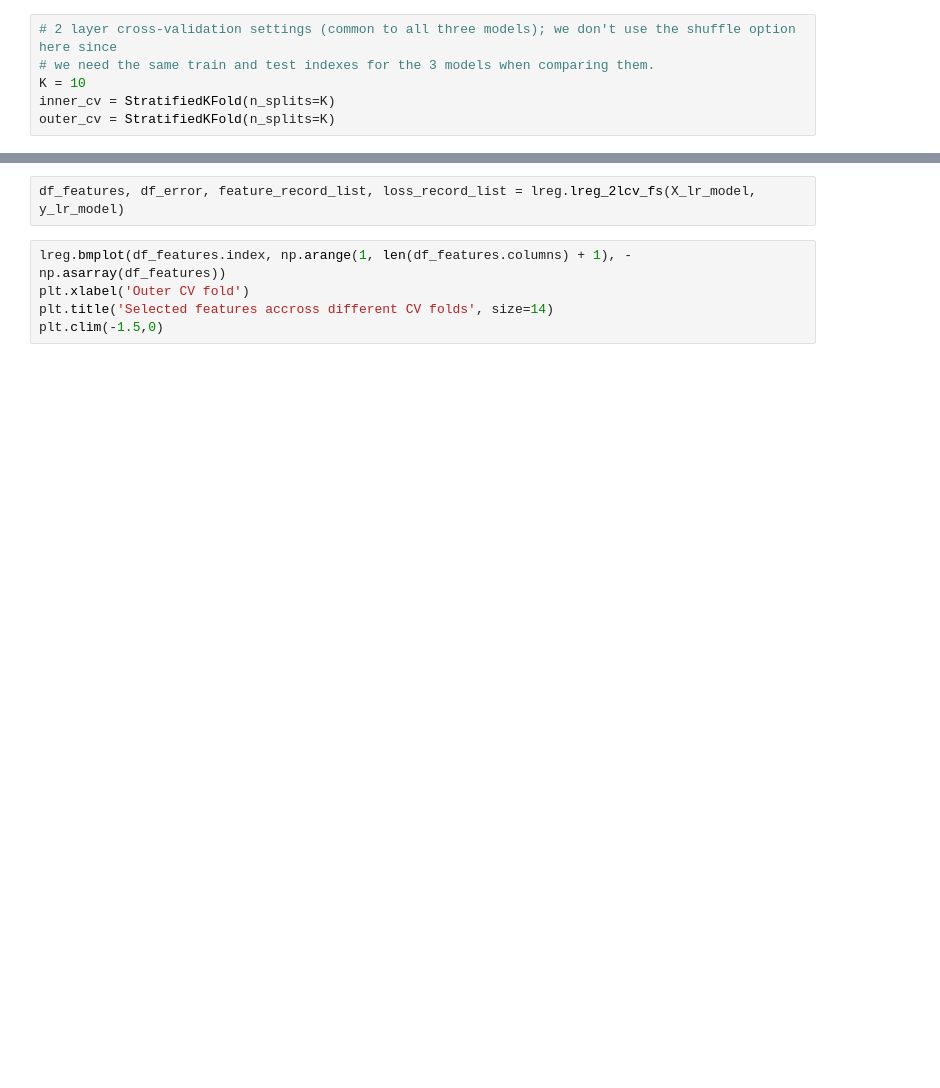
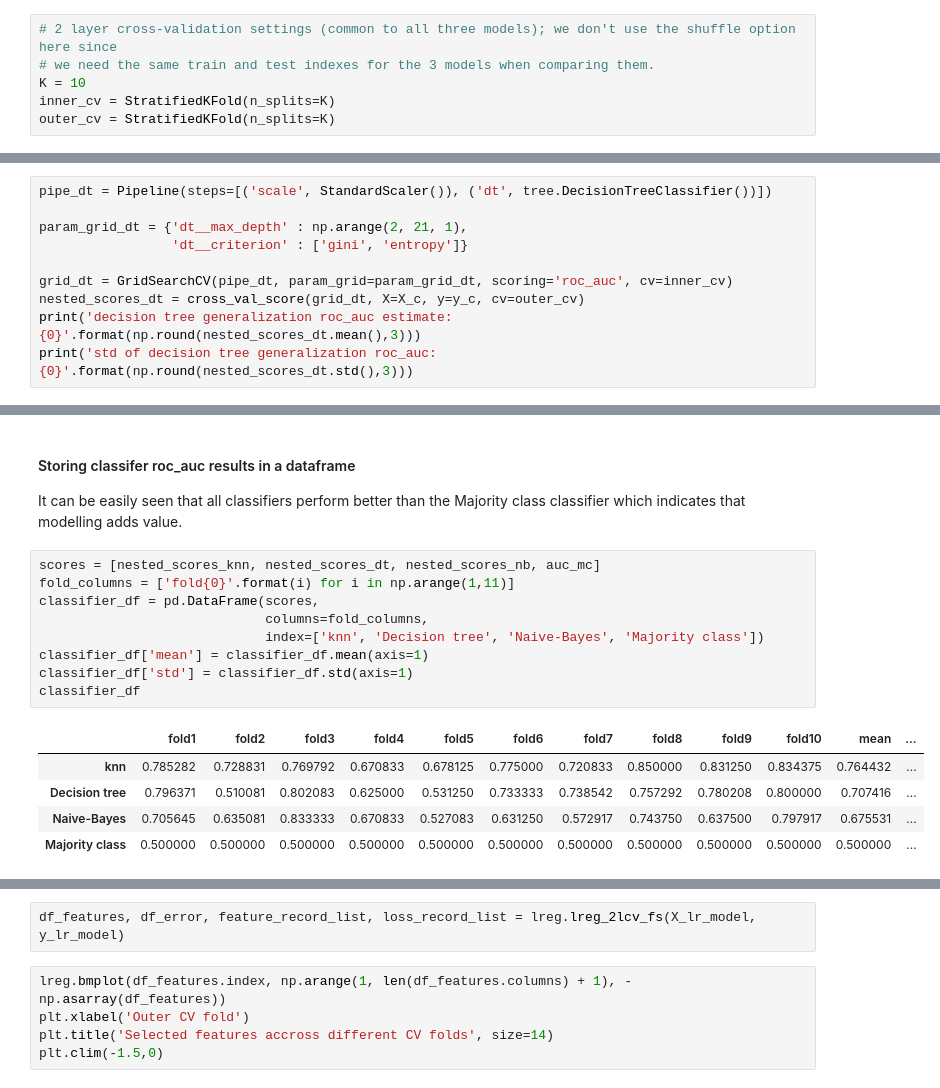
Before and after one commit to benbenasque/machine_learning_tutorials, a Jupyter notebook: machine_learning_exercise.ipynb, the cells around one changed output, grey strips where cells are left out. Saved outputs shown, nothing was run; the diff lists cells and outputs as text; blank space fills up the shorter version.

```diff
--- a/machine_learning_exercise.ipynb
+++ b/machine_learning_exercise.ipynb
@@ -625,0 +609,10 @@ X_lr_model.head()
+# %%
+pipe_dt = Pipeline(steps=[('scale', StandardScaler()), ('dt', tree.DecisionTreeClassifier())])
+
+param_grid_dt = {'dt__max_depth' : np.arange(2, 21, 1),
+                 'dt__criterion' : ['gini', 'entropy']}
+
+grid_dt = GridSearchCV(pipe_dt, param_grid=param_grid_dt, scoring='roc_auc', cv=inner_cv)
+nested_scores_dt = cross_val_score(grid_dt, X=X_c, y=y_c, cv=outer_cv)
+print('decision tree generalization roc_auc estimate: {0}'.format(np.round(nested_scores_dt.mean(),3)))
+print('std of decision tree generalization roc_auc: {0}'.format(np.round(nested_scores_dt.std(),3)))
@@ -625,0 +699,18 @@ X_lr_model.head()
+# %% [markdown]
+#### Storing classifer roc_auc results in a dataframe
+It can be easily seen that all classifiers perform better than the Majority class classifier which indicates that modelling adds value.
+# %%
+scores = [nested_scores_knn, nested_scores_dt, nested_scores_nb, auc_mc]
+fold_columns = ['fold{0}'.format(i) for i in np.arange(1,11)]
+classifier_df = pd.DataFrame(scores,
+                             columns=fold_columns,
+                             index=['knn', 'Decision tree', 'Naive-Bayes', 'Majority class'])
+classifier_df['mean'] = classifier_df.mean(axis=1)
+classifier_df['std'] = classifier_df.std(axis=1)
+classifier_df
+# %% [output]
+|  | fold1 | fold2 | fold3 | fold4 | fold5 | fold6 | fold7 | fold8 | fold9 | fold10 | mean | ... |
+| knn | 0.785282 | 0.728831 | 0.769792 | 0.670833 | 0.678125 | 0.775000 | 0.720833 | 0.850000 | 0.831250 | 0.834375 | 0.764432 | ... |
+| Decision tree | 0.796371 | 0.510081 | 0.802083 | 0.625000 | 0.531250 | 0.733333 | 0.738542 | 0.757292 | 0.780208 | 0.800000 | 0.707416 | ... |
+| Naive-Bayes | 0.705645 | 0.635081 | 0.833333 | 0.670833 | 0.527083 | 0.631250 | 0.572917 | 0.743750 | 0.637500 | 0.797917 | 0.675531 | ... |
+| Majority class | 0.500000 | 0.500000 | 0.500000 | 0.500000 | 0.500000 | 0.500000 | 0.500000 | 0.500000 | 0.500000 | 0.500000 | 0.500000 | ... |
```
Also changed, not shown: parts of 88 cells of this notebook.
